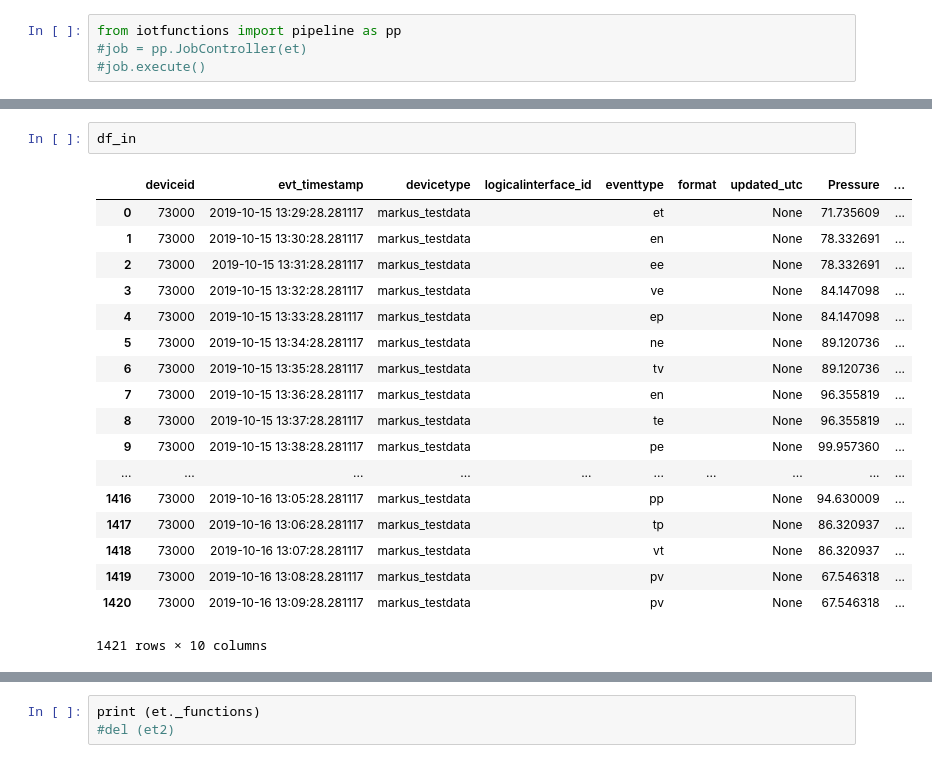
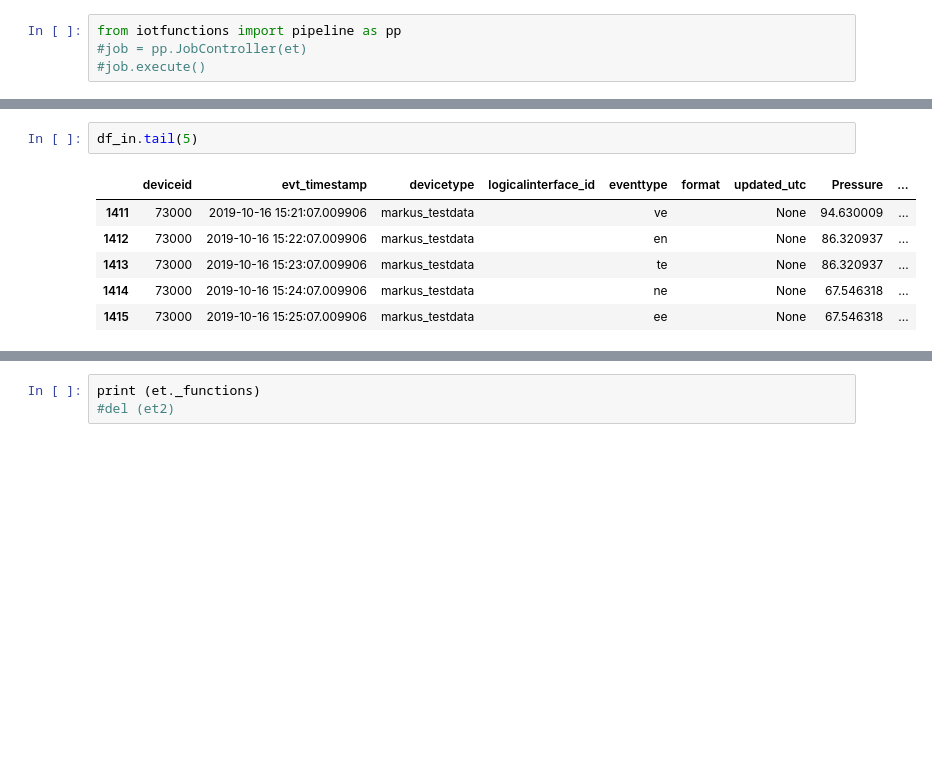
Before and after one commit to sedgewickmm18/mmfunctions, a Jupyter notebook: Test_Postgres.ipynb, the cells around one changed output, grey strips where cells are left out. Saved outputs shown, nothing was run; the diff lists cells and outputs as text; blank space fills up the shorter version.

```diff
--- a/Test_Postgres.ipynb
+++ b/Test_Postgres.ipynb
@@ -224,24 +234,12 @@ markus_testdata
 # %%
-df_in
+df_in.tail(5)
 # %% [output]
 |  | deviceid | evt_timestamp | devicetype | logicalinterface_id | eventtype | format | updated_utc | Pressure | ... |
-| 0 | 73000 | 2019-10-15 13:29:28.281117 | markus_testdata |  | et |  | None | 71.735609 | ... |
-| 1 | 73000 | 2019-10-15 13:30:28.281117 | markus_testdata |  | en |  | None | 78.332691 | ... |
-| 2 | 73000 | 2019-10-15 13:31:28.281117 | markus_testdata |  | ee |  | None | 78.332691 | ... |
-| 3 | 73000 | 2019-10-15 13:32:28.281117 | markus_testdata |  | ve |  | None | 84.147098 | ... |
-| 4 | 73000 | 2019-10-15 13:33:28.281117 | markus_testdata |  | ep |  | None | 84.147098 | ... |
-| 5 | 73000 | 2019-10-15 13:34:28.281117 | markus_testdata |  | ne |  | None | 89.120736 | ... |
-| 6 | 73000 | 2019-10-15 13:35:28.281117 | markus_testdata |  | tv |  | None | 89.120736 | ... |
-| 7 | 73000 | 2019-10-15 13:36:28.281117 | markus_testdata |  | en |  | None | 96.355819 | ... |
-| 8 | 73000 | 2019-10-15 13:37:28.281117 | markus_testdata |  | te |  | None | 96.355819 | ... |
-| 9 | 73000 | 2019-10-15 13:38:28.281117 | markus_testdata |  | pe |  | None | 99.957360 | ... |
-| ... | ... | ... | ... | ... | ... | ... | ... | ... | ... |
-| 1416 | 73000 | 2019-10-16 13:05:28.281117 | markus_testdata |  | pp |  | None | 94.630009 | ... |
-| 1417 | 73000 | 2019-10-16 13:06:28.281117 | markus_testdata |  | tp |  | None | 86.320937 | ... |
-| 1418 | 73000 | 2019-10-16 13:07:28.281117 | markus_testdata |  | vt |  | None | 86.320937 | ... |
-| 1419 | 73000 | 2019-10-16 13:08:28.281117 | markus_testdata |  | pv |  | None | 67.546318 | ... |
-| 1420 | 73000 | 2019-10-16 13:09:28.281117 | markus_testdata |  | pv |  | None | 67.546318 | ... |
+| 1411 | 73000 | 2019-10-16 15:21:07.009906 | markus_testdata |  | ve |  | None | 94.630009 | ... |
+| 1412 | 73000 | 2019-10-16 15:22:07.009906 | markus_testdata |  | en |  | None | 86.320937 | ... |
+| 1413 | 73000 | 2019-10-16 15:23:07.009906 | markus_testdata |  | te |  | None | 86.320937 | ... |
+| 1414 | 73000 | 2019-10-16 15:24:07.009906 | markus_testdata |  | ne |  | None | 67.546318 | ... |
+| 1415 | 73000 | 2019-10-16 15:25:07.009906 | markus_testdata |  | ee |  | None | 67.546318 | ... |
-1421 rows × 10 columns
 # %%
 # check whether the data for the last 5 minutes is the same - must return True
 print (np.array_equal(df['TestData'].tail(5), df_in['TestData'].tail(5)))
```
Also changed, not shown: parts of 16 cells of this notebook, 1 other file.
